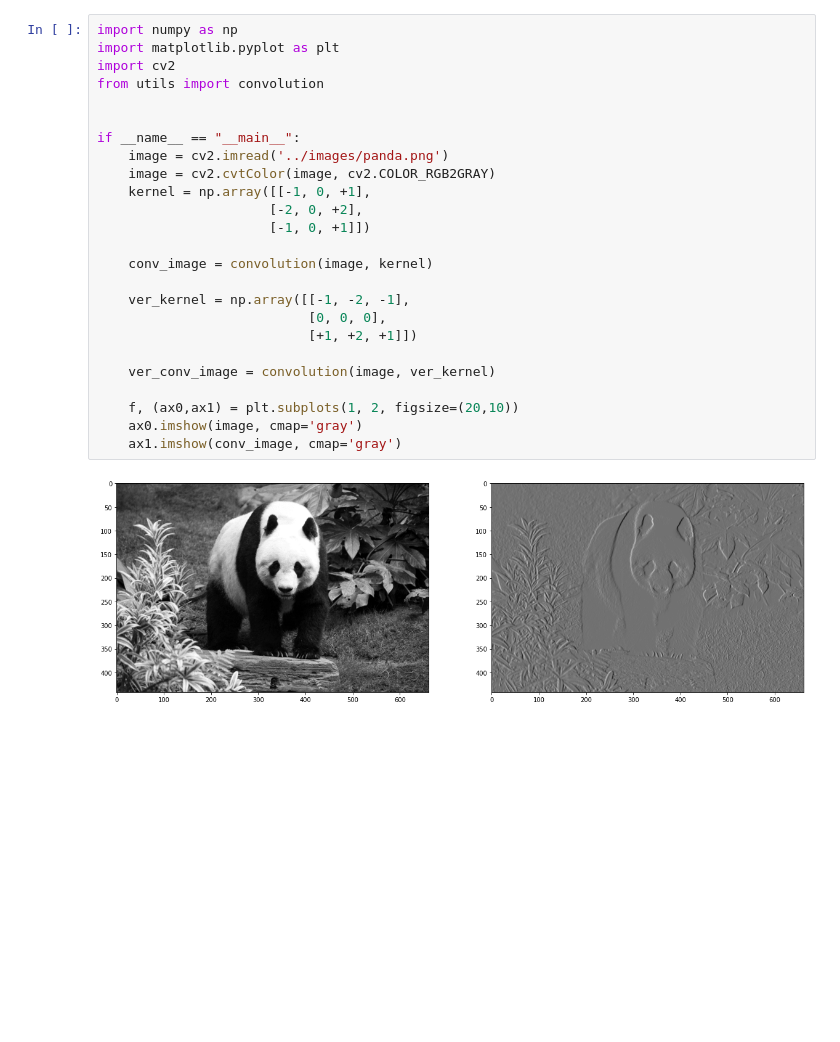
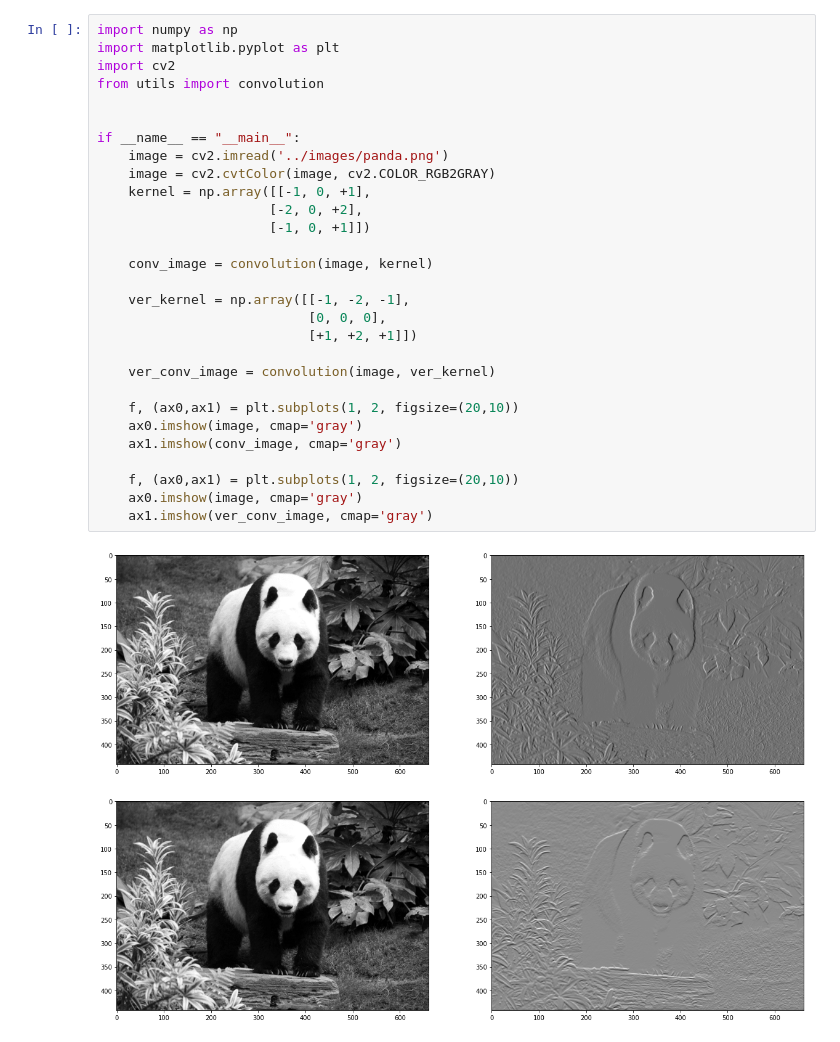
Before and after one commit to bc-jmoork/computer_vision, a Jupyter notebook: src/convolution.ipynb, the cells around one changed output. Saved outputs shown, nothing was run; the diff lists cells and outputs as text; blank space fills up the shorter version.

```diff
--- a/src/convolution.ipynb
+++ b/src/convolution.ipynb
@@ -1,27 +1,32 @@
 # %%
 import numpy as np
 import matplotlib.pyplot as plt
 import cv2
 from utils import convolution
 
 
 if __name__ == "__main__":
     image = cv2.imread('../images/panda.png')
     image = cv2.cvtColor(image, cv2.COLOR_RGB2GRAY)
     kernel = np.array([[-1, 0, +1],
                       [-2, 0, +2],
                       [-1, 0, +1]])
 
     conv_image = convolution(image, kernel)
 
     ver_kernel = np.array([[-1, -2, -1],
                            [0, 0, 0],
                            [+1, +2, +1]])
 
     ver_conv_image = convolution(image, ver_kernel)
 
     f, (ax0,ax1) = plt.subplots(1, 2, figsize=(20,10))
     ax0.imshow(image, cmap='gray')
     ax1.imshow(conv_image, cmap='gray')
+
+    f, (ax0,ax1) = plt.subplots(1, 2, figsize=(20,10))
+    ax0.imshow(image, cmap='gray')
+    ax1.imshow(ver_conv_image, cmap='gray')
 # %% [output]
 [figure]
+[figure, added]
```
Also changed, not shown: 1 other file.
